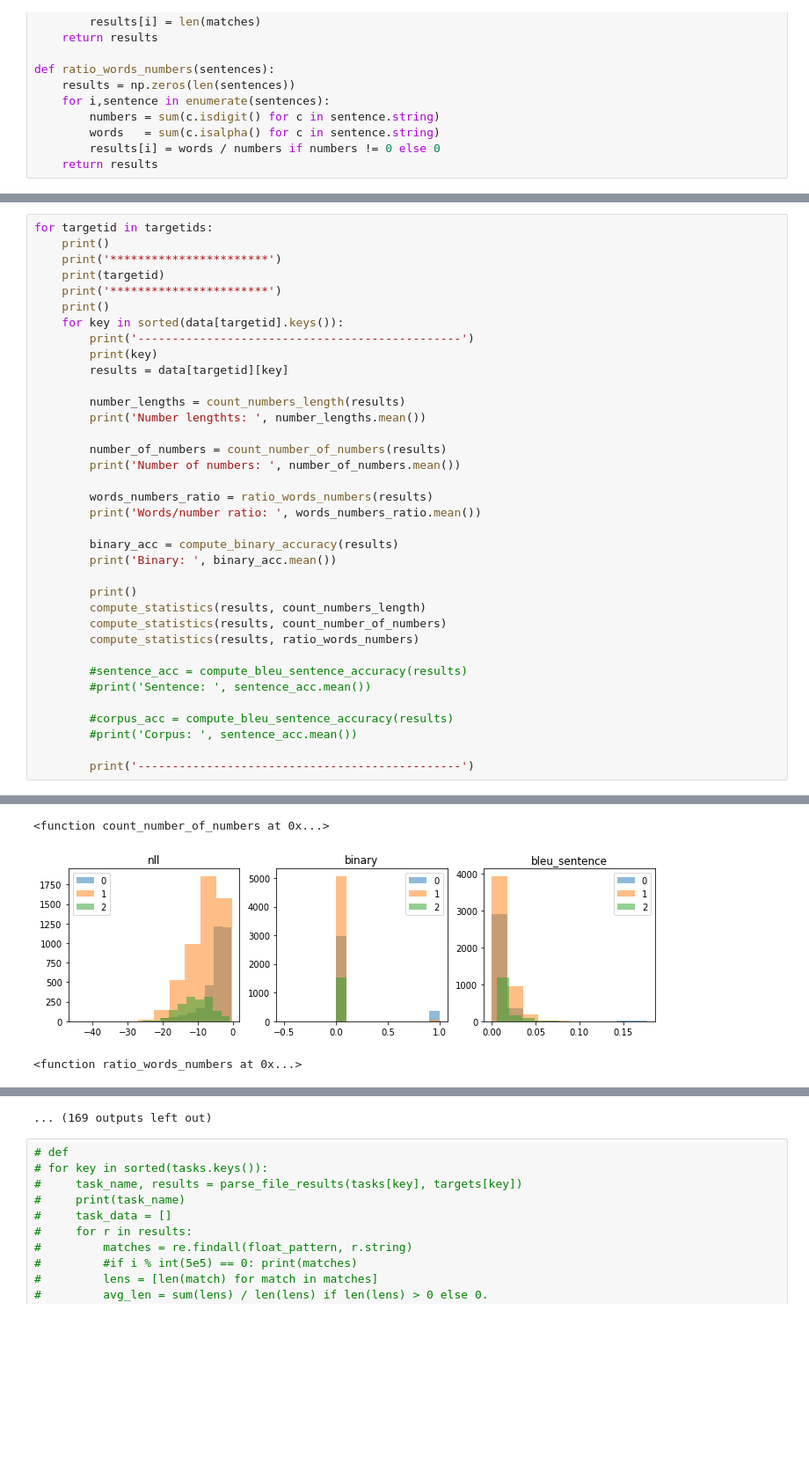
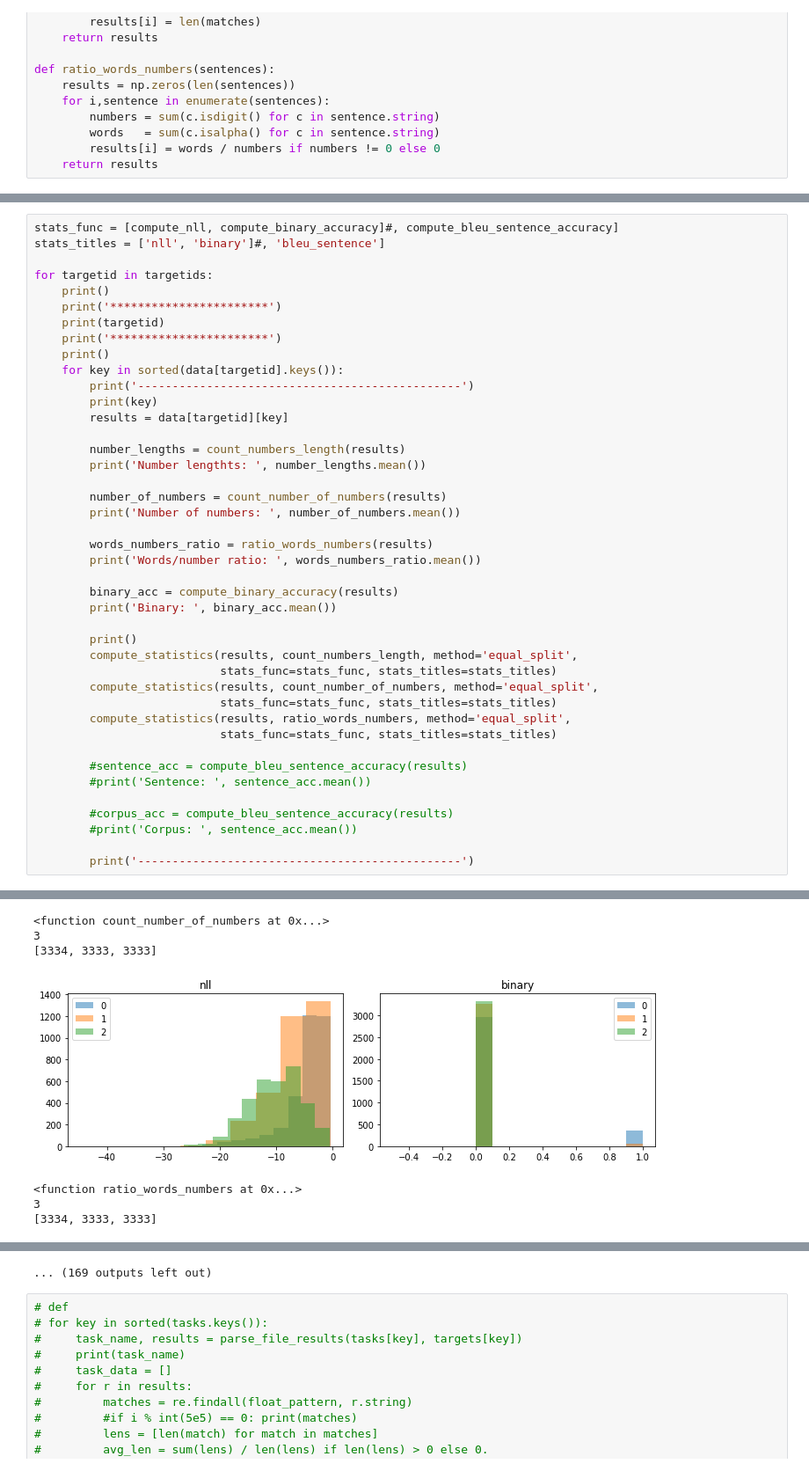
Before and after one commit to bencottier/mlp-project, a Jupyter notebook: scripts/extract_probabilites.ipynb, the cells around one changed output, grey strips where cells are left out. Shown at 88% size. Saved outputs shown, nothing was run; the diff lists cells and outputs as text; blank space fills up the shorter version.

```diff
--- a/scripts/extract_probabilites.ipynb
+++ b/scripts/extract_probabilites.ipynb
@@ -258,4 +270,7 @@ def compute_statistics(results, function, n_bins=3):
 # %%
+stats_func = [compute_nll, compute_binary_accuracy]#, compute_bleu_sentence_accuracy]
+stats_titles = ['nll', 'binary']#, 'bleu_sentence']
+
 for targetid in targetids:
     print()
     print('***********************')
@@ -280,9 +295,12 @@ for targetid in targetids:
         print('Binary: ', binary_acc.mean())
 
         print()
-        compute_statistics(results, count_numbers_length)
-        compute_statistics(results, count_number_of_numbers)
-        compute_statistics(results, ratio_words_numbers)
+        compute_statistics(results, count_numbers_length, method='equal_split',
+                           stats_func=stats_func, stats_titles=stats_titles)
+        compute_statistics(results, count_number_of_numbers, method='equal_split',
+                           stats_func=stats_func, stats_titles=stats_titles)
+        compute_statistics(results, ratio_words_numbers, method='equal_split',
+                           stats_func=stats_func, stats_titles=stats_titles)
 
         #sentence_acc = compute_bleu_sentence_accuracy(results)
         #print('Sentence: ', sentence_acc.mean())
@@ -308,3 +328,7 @@ Binary:  0.043
 <function count_number_of_numbers at 0x...>
+3
+[3334, 3333, 3333]
-[figure, old version]
+[figure, new version]
 <function ratio_words_numbers at 0x...>
+3
+[3334, 3333, 3333]
```
Also changed, not shown: parts of 2 cells of this notebook.
